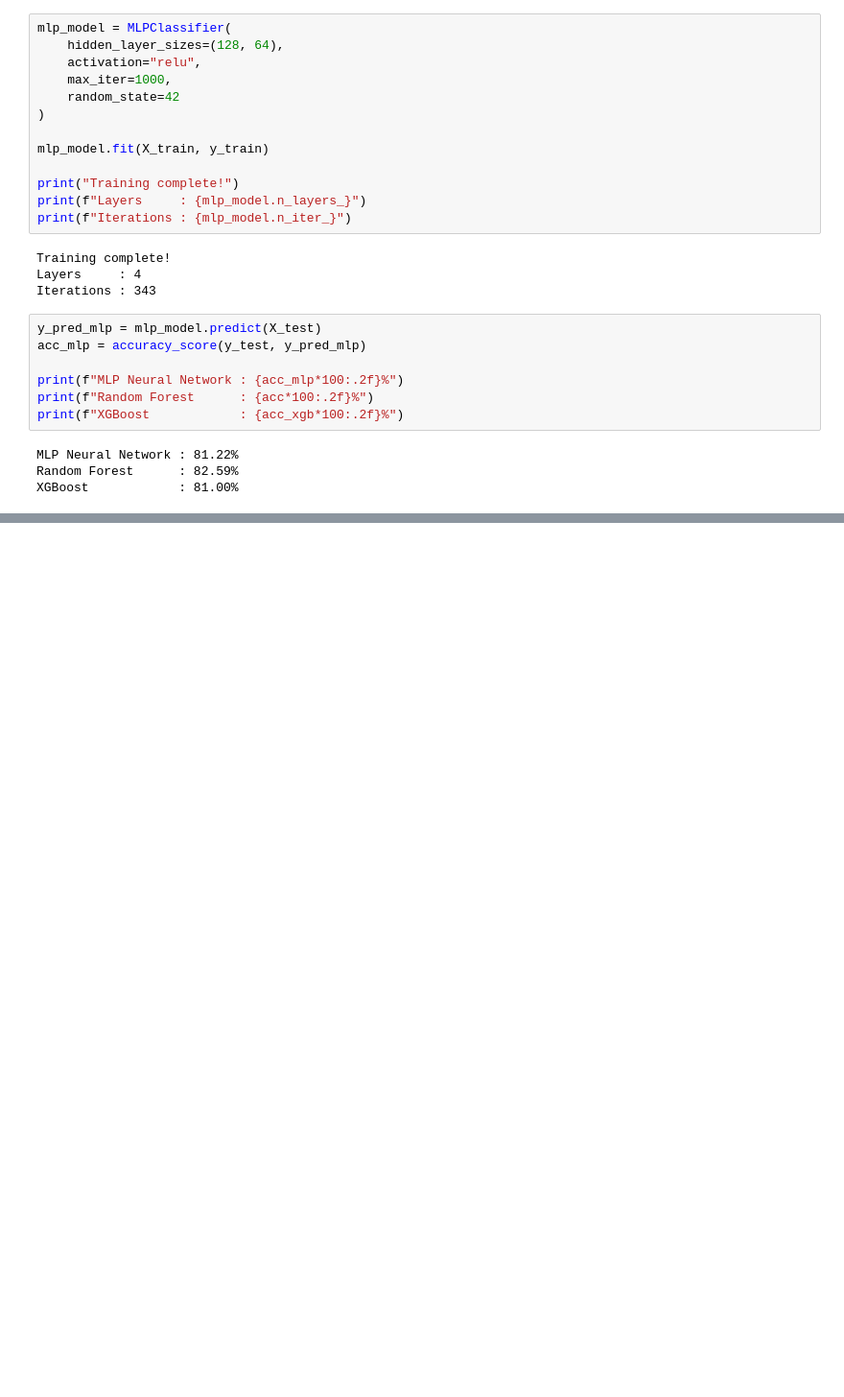
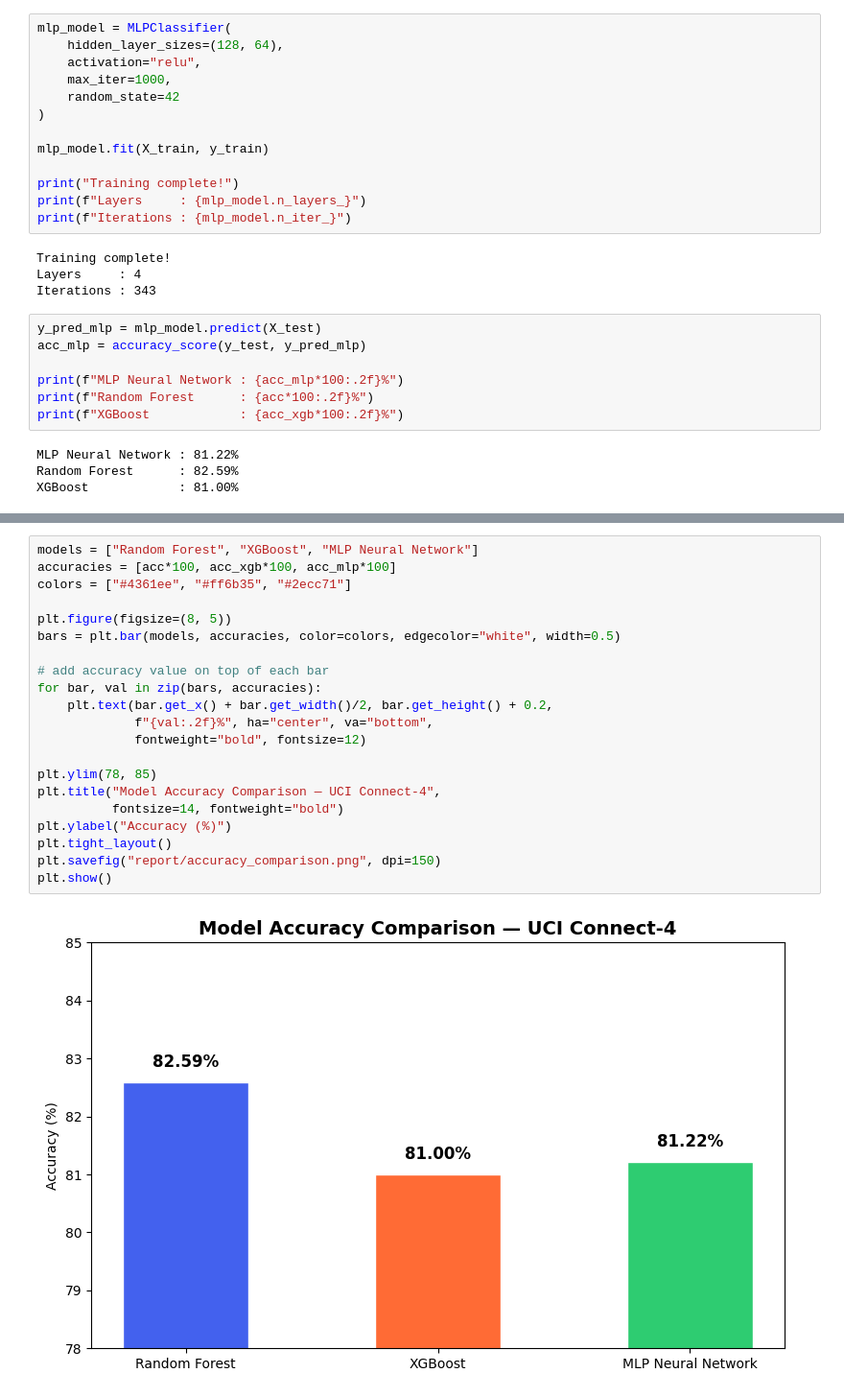
Before and after one commit to dhruvthumar/project_AI-Connect4, a Jupyter notebook: main.ipynb, the cells around one changed output, grey strips where cells are left out. Shown at 96% size. Saved outputs shown, nothing was run; the diff lists cells and outputs as text; blank space fills up the shorter version.

Commit message:
feat: accuracy comparison bar chart all 3 models

```diff
--- a/main.ipynb
+++ b/main.ipynb
@@ -521,0 +524,23 @@ plt.show()
+# %%
+models = ["Random Forest", "XGBoost", "MLP Neural Network"]
+accuracies = [acc*100, acc_xgb*100, acc_mlp*100]
+colors = ["#4361ee", "#ff6b35", "#2ecc71"]
+
+plt.figure(figsize=(8, 5))
+bars = plt.bar(models, accuracies, color=colors, edgecolor="white", width=0.5)
+
+# add accuracy value on top of each bar
+for bar, val in zip(bars, accuracies):
+    plt.text(bar.get_x() + bar.get_width()/2, bar.get_height() + 0.2,
+             f"{val:.2f}%", ha="center", va="bottom",
+             fontweight="bold", fontsize=12)
+
+plt.ylim(78, 85)
+plt.title("Model Accuracy Comparison — UCI Connect-4",
+          fontsize=14, fontweight="bold")
+plt.ylabel("Accuracy (%)")
+plt.tight_layout()
+plt.savefig("report/accuracy_comparison.png", dpi=150)
+plt.show()
+# %% [output]
+[figure, added]
```
Also changed, not shown: parts of 1 cell of this notebook, 1 other file.
